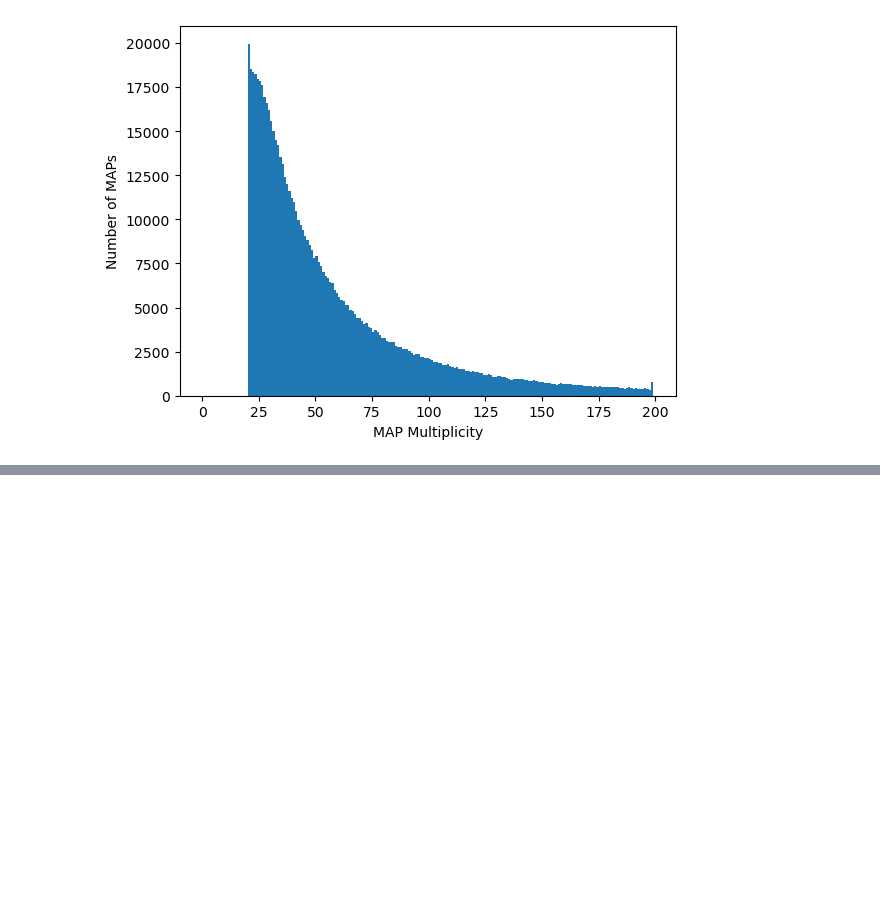
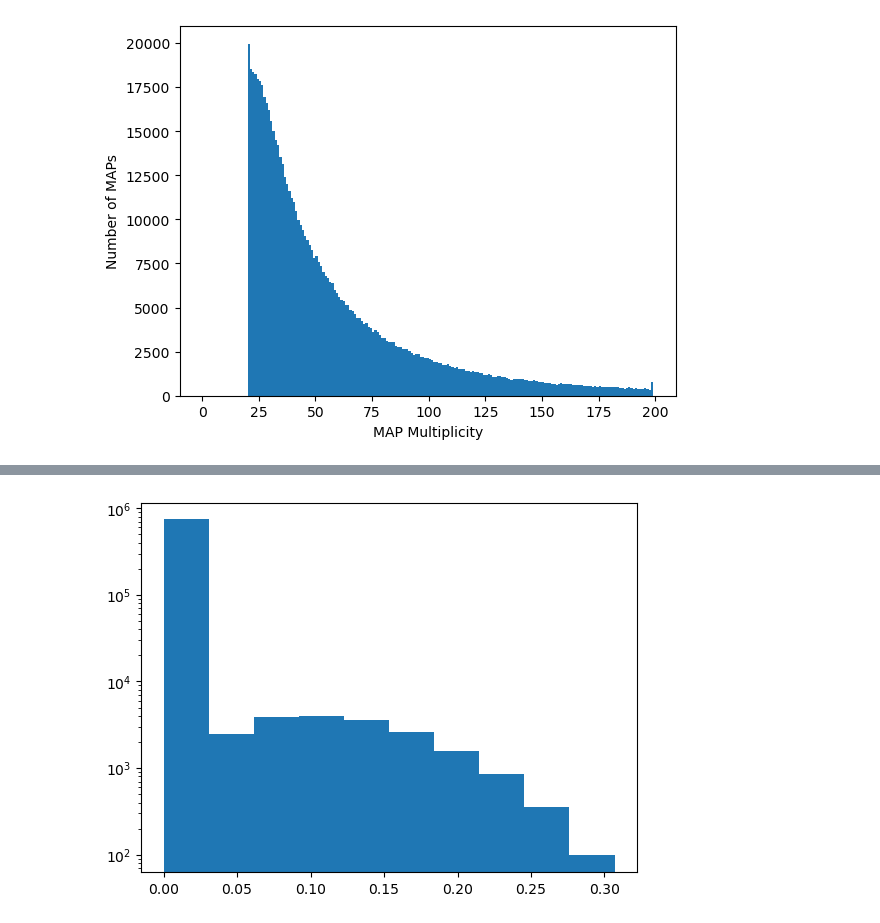
Before and after one commit to catherine-miller/bgsmaps, a Jupyter notebook: mapclustering.ipynb, the cells around one changed output, grey strips where cells are left out. Saved outputs shown, nothing was run; the diff lists cells and outputs as text; code cells hidden in the pictures; blank space fills up the shorter version.

```diff
--- a/mapclustering.ipynb
+++ b/mapclustering.ipynb
@@ -93,0 +202,8 @@ Text(0, 0.5, 'Number of MAPs')
+# %%
+parent_indices = np.where(z_0p2_mask)[0]
+largestmerger_z0p2 = largestMergerSize(tab,parent_indices)
+# %%
+plt.hist(largestmerger_z0p2)
+plt.yscale('log')
+# %% [output]
+[figure, added]
```
Also changed, not shown: parts of 32 cells of this notebook, 15 other files.
